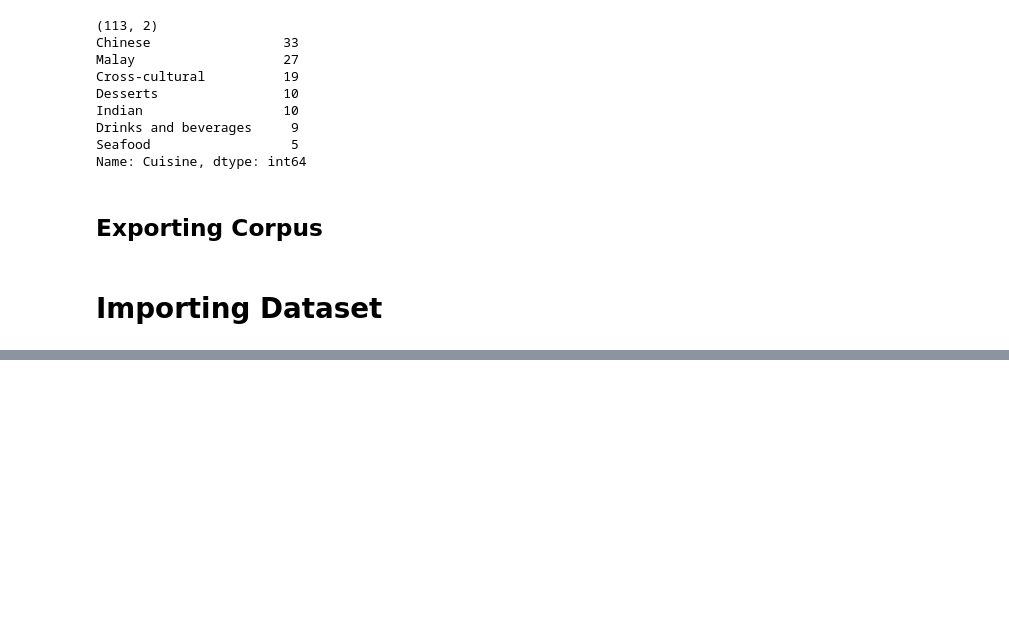
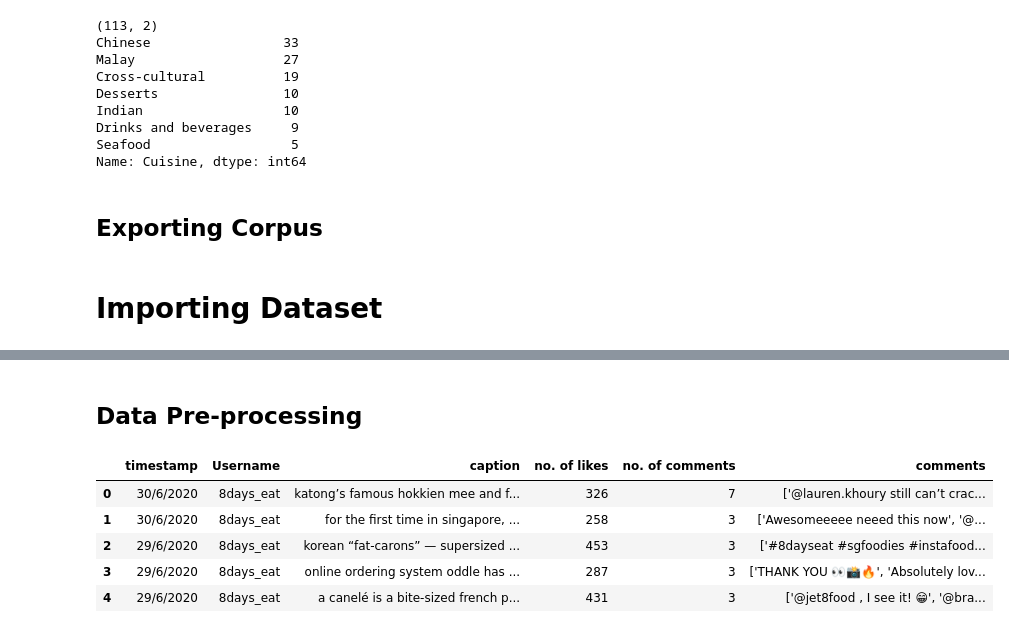
Before and after one commit to terenceneo/Social-Analytics, a Jupyter notebook: Code/Corpus_Wikipedia.ipynb, the cells around one changed output, grey strips where cells are left out. Drawn from its saved outputs; the diff is of its cells as text; code cells hidden in the pictures; blank space fills up the shorter version.

```diff
--- a/Code/Corpus_Wikipedia.ipynb
+++ b/Code/Corpus_Wikipedia.ipynb
@@ -248,3 +309,15 @@ df.head()
 | 4 | 29/6/2020 | 8days_eat | A canelé is a bite-sized French p... | 431 | 3 | ['@jet8food , I see it! 😁', '@bra... |
 # %%
 numposts = df.shape[0]
+# %% [markdown]
+## Data Pre-processing
+# %%
+df["caption"] = df["caption"].apply(lambda x: x.lower())
+df.head()
+# %% [output]
+|  | timestamp | Username | caption | no. of likes | no. of comments | comments |
+| 0 | 30/6/2020 | 8days_eat | katong’s famous hokkien mee and f... | 326 | 7 | ['@lauren.khoury still can’t crac... |
+| 1 | 30/6/2020 | 8days_eat | for the first time in singapore, ... | 258 | 3 | ['Awesomeeeee neeed this now', '@... |
+| 2 | 29/6/2020 | 8days_eat | korean “fat-carons” — supersized ... | 453 | 3 | ['#8dayseat #sgfoodies #instafood... |
+| 3 | 29/6/2020 | 8days_eat | online ordering system oddle has ... | 287 | 3 | ['THANK YOU 👀📸🔥', 'Absolutely lov... |
+| 4 | 29/6/2020 | 8days_eat | a canelé is a bite-sized french p... | 431 | 3 | ['@jet8food , I see it! 😁', '@bra... |
```
Also changed, not shown: parts of 6 cells of this notebook, 1 other file.
